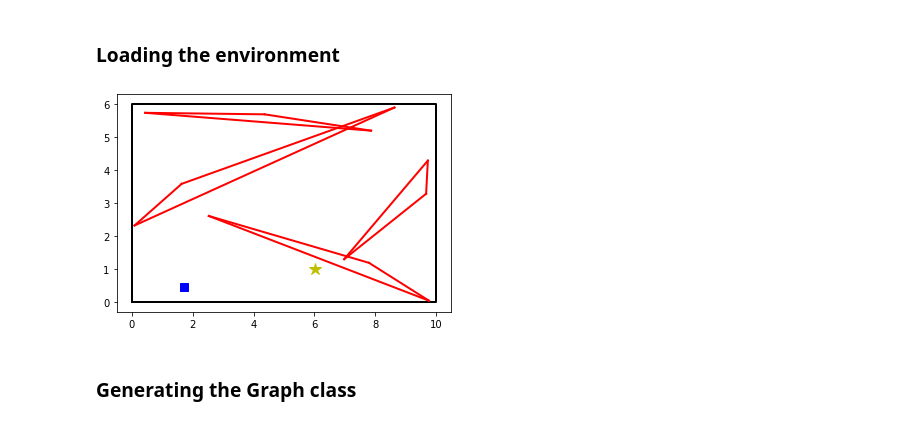
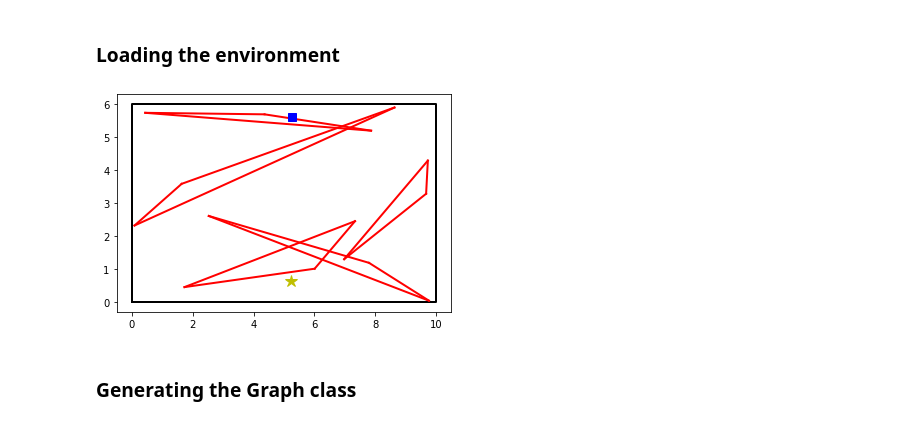
Before and after one commit to STrikeNone/Data-Science-Projects, a Jupyter notebook: Robotics (PRM)/Path Finding Robotics (PRM).ipynb, the cells around one changed output. Drawn from its saved outputs; the diff is of its cells as text; code cells hidden in the pictures.

```diff
--- a/Robotics (PRM)/Path Finding Robotics (PRM).ipynb
+++ b/Robotics (PRM)/Path Finding Robotics (PRM).ipynb
@@ -1,22 +1,22 @@
 # %% [markdown]
 ### Loading the environment
-# %%
-import numpy as np
-import pylab as pl
-import sys
-sys.path.append('osr_examples/scripts/')
-import environment_2d
-pl.ion()
-np.random.seed(4)
-env = environment_2d.Environment(10, 6, 4)
-pl.clf()
-env.plot()
-q = env.random_query()
-if q is not None:
-  x_start, y_start, x_goal, y_goal = q
-  env.plot_query(x_start, y_start, x_goal, y_goal)
-# %% [output]
-[figure, removed]
+# %%
+import numpy as np
+import pylab as pl
+import sys
+sys.path.append('osr_examples/scripts/')
+import environment_2d
+pl.ion()
+np.random.seed(4)
+env = environment_2d.Environment(10, 6, 5)
+pl.clf()
+env.plot()
+q = env.random_query()
+if q is not None:
+  x_start, y_start, x_goal, y_goal = q
+  env.plot_query(x_start, y_start, x_goal, y_goal)
+# %% [output]
+[figure, added]
 # %% [markdown]
 ### Generating the Graph class
 # %%
```
Also changed, not shown: parts of 4 cells of this notebook.
